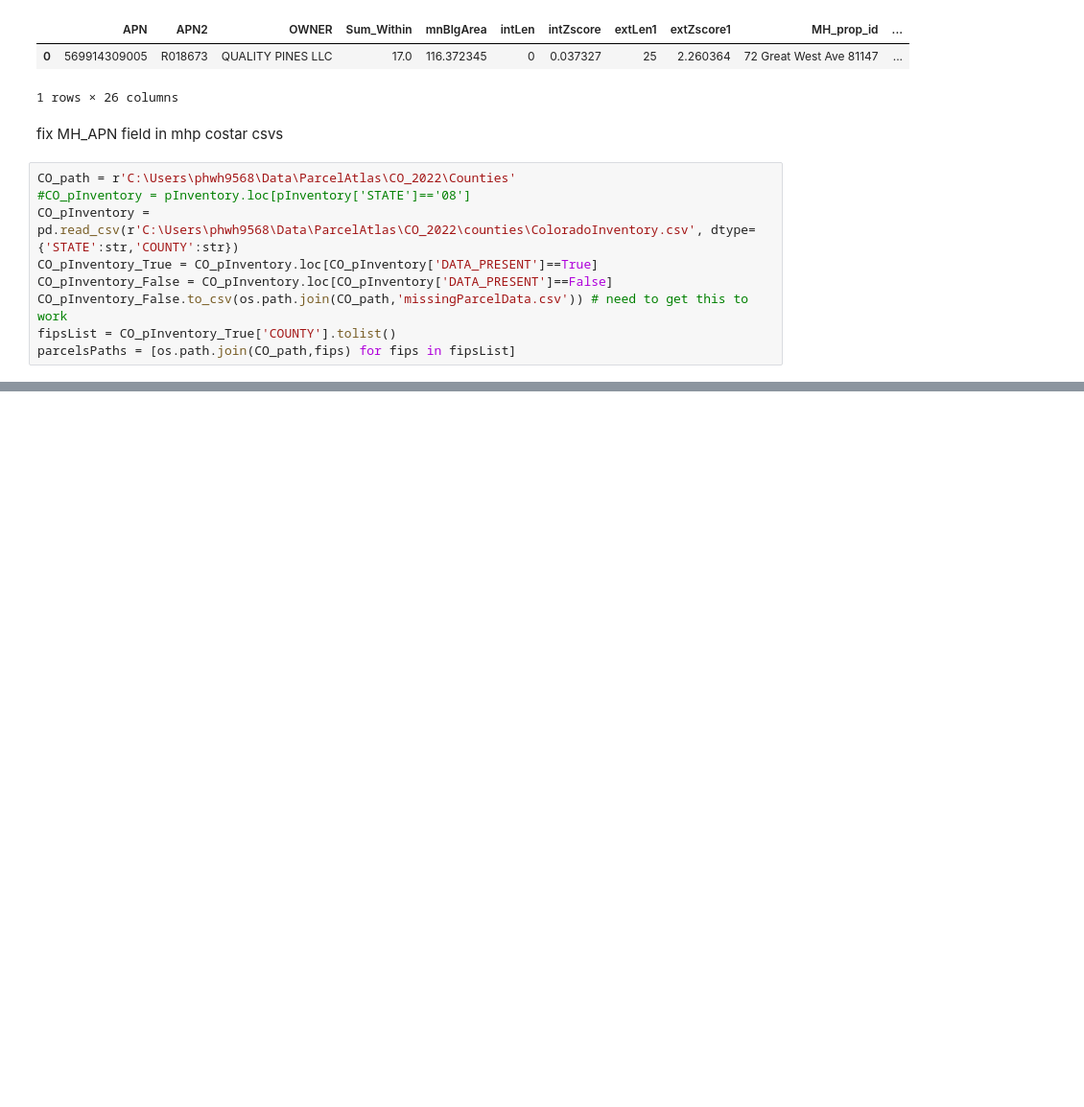
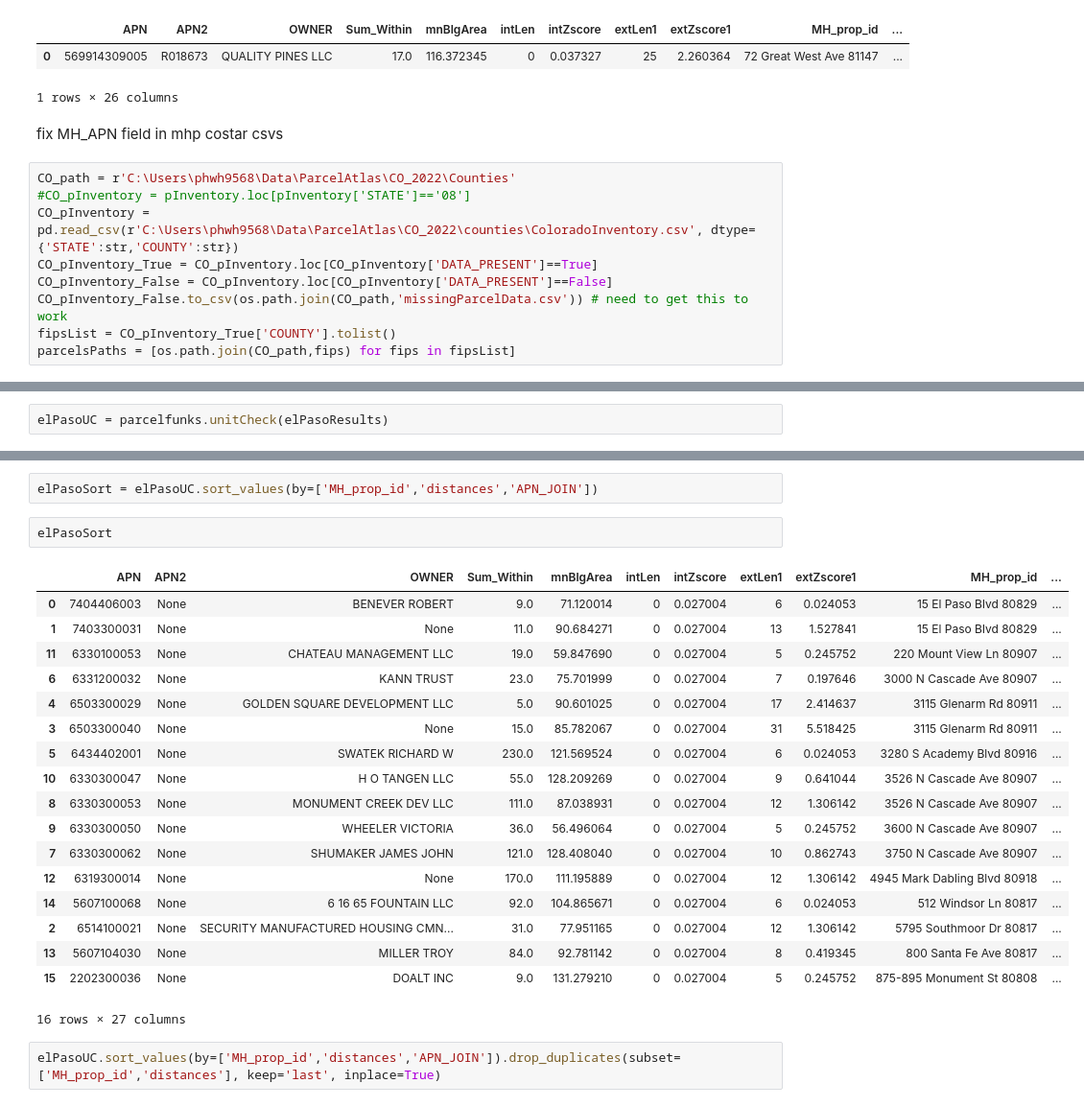
Before and after one commit to whitephil/parcel-mhp, a Jupyter notebook: building_ownership_chk.ipynb, the cells around one changed output, grey strips where cells are left out. Shown: that part at 96% size. Cells and saved outputs as stored; diff of their text form; blank space fills up the shorter version.

Commit message:
debugged APN-distance and ranking funcs

```diff
--- a/building_ownership_chk.ipynb
+++ b/building_ownership_chk.ipynb
@@ -572,0 +712,2 @@ mhpPath = os.path.join(parcelsPaths[0], 'MHP_08001_COSTAR.csv')
+# %%
+elPasoUC = parcelfunks.unitCheck(elPasoResults)
@@ -572,0 +750,25 @@ mhpPath = os.path.join(parcelsPaths[0], 'MHP_08001_COSTAR.csv')
+# %%
+elPasoSort = elPasoUC.sort_values(by=['MH_prop_id','distances','APN_JOIN'])
+# %%
+elPasoSort
+# %% [output]
+|  | APN | APN2 | OWNER | Sum_Within | mnBlgArea | intLen | intZscore | extLen1 | extZscore1 | MH_prop_id | ... |
+| 0 | 7404406003 | None | BENEVER ROBERT | 9.0 | 71.120014 | 0 | 0.027004 | 6 | 0.024053 | 15 El Paso Blvd 80829 | ... |
+| 1 | 7403300031 | None | None | 11.0 | 90.684271 | 0 | 0.027004 | 13 | 1.527841 | 15 El Paso Blvd 80829 | ... |
+| 11 | 6330100053 | None | CHATEAU MANAGEMENT LLC | 19.0 | 59.847690 | 0 | 0.027004 | 5 | 0.245752 | 220 Mount View Ln 80907 | ... |
+| 6 | 6331200032 | None | KANN TRUST | 23.0 | 75.701999 | 0 | 0.027004 | 7 | 0.197646 | 3000 N Cascade Ave 80907 | ... |
+| 4 | 6503300029 | None | GOLDEN SQUARE DEVELOPMENT LLC | 5.0 | 90.601025 | 0 | 0.027004 | 17 | 2.414637 | 3115 Glenarm Rd 80911 | ... |
+| 3 | 6503300040 | None | None | 15.0 | 85.782067 | 0 | 0.027004 | 31 | 5.518425 | 3115 Glenarm Rd 80911 | ... |
+| 5 | 6434402001 | None | SWATEK RICHARD W | 230.0 | 121.569524 | 0 | 0.027004 | 6 | 0.024053 | 3280 S Academy Blvd 80916 | ... |
+| 10 | 6330300047 | None | H O TANGEN LLC | 55.0 | 128.209269 | 0 | 0.027004 | 9 | 0.641044 | 3526 N Cascade Ave 80907 | ... |
+| 8 | 6330300053 | None | MONUMENT CREEK DEV LLC | 111.0 | 87.038931 | 0 | 0.027004 | 12 | 1.306142 | 3526 N Cascade Ave 80907 | ... |
+| 9 | 6330300050 | None | WHEELER VICTORIA | 36.0 | 56.496064 | 0 | 0.027004 | 5 | 0.245752 | 3600 N Cascade Ave 80907 | ... |
+| 7 | 6330300062 | None | SHUMAKER JAMES JOHN | 121.0 | 128.408040 | 0 | 0.027004 | 10 | 0.862743 | 3750 N Cascade Ave 80907 | ... |
+| 12 | 6319300014 | None | None | 170.0 | 111.195889 | 0 | 0.027004 | 12 | 1.306142 | 4945 Mark Dabling Blvd 80918 | ... |
+| 14 | 5607100068 | None | 6 16 65 FOUNTAIN LLC | 92.0 | 104.865671 | 0 | 0.027004 | 6 | 0.024053 | 512 Windsor Ln 80817 | ... |
+| 2 | 6514100021 | None | SECURITY MANUFACTURED HOUSING CMN... | 31.0 | 77.951165 | 0 | 0.027004 | 12 | 1.306142 | 5795 Southmoor Dr 80817 | ... |
+| 13 | 5607104030 | None | MILLER TROY | 84.0 | 92.781142 | 0 | 0.027004 | 8 | 0.419345 | 800 Santa Fe Ave 80817 | ... |
+| 15 | 2202300036 | None | DOALT INC | 9.0 | 131.279210 | 0 | 0.027004 | 5 | 0.245752 | 875-895 Monument St 80808 | ... |
+16 rows × 27 columns
+# %%
+elPasoUC.sort_values(by=['MH_prop_id','distances','APN_JOIN']).drop_duplicates(subset=['MH_prop_id','distances'], keep='last', inplace=True)
```
Also changed, not shown: parts of 58 cells of this notebook, 1 other file.
